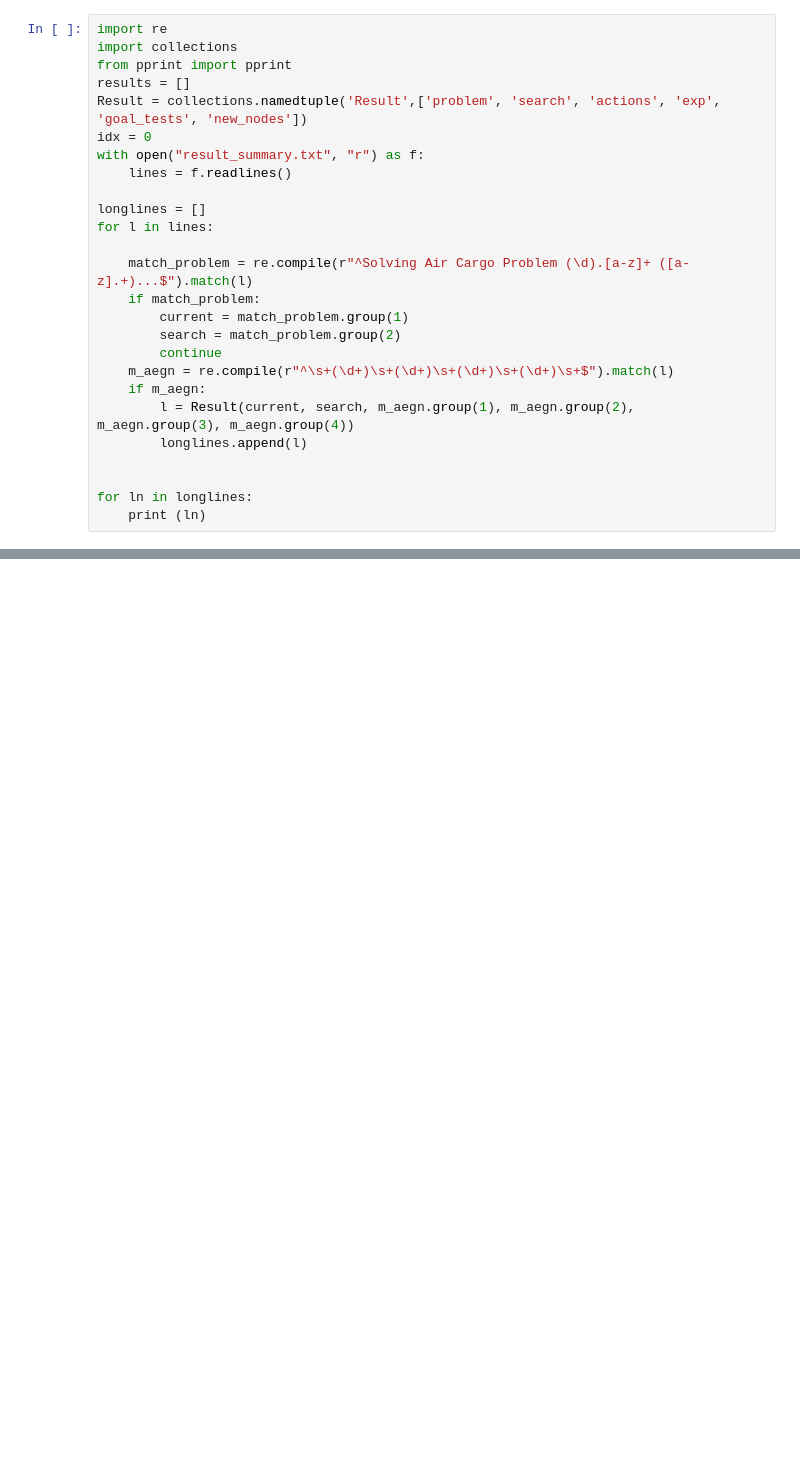
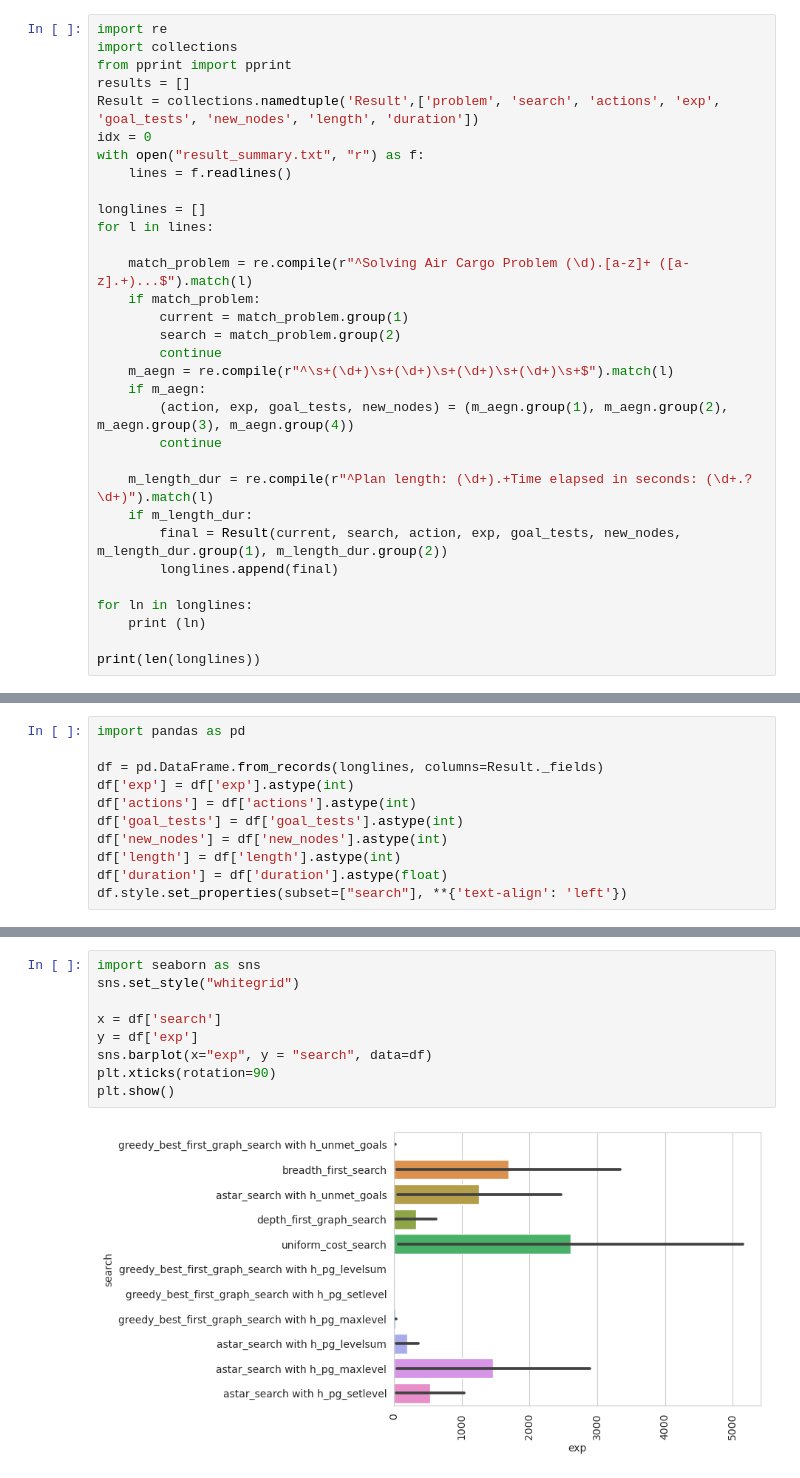
Before and after one commit to psnx/artificial-intelligence, a Jupyter notebook: Projects/2_Classical Planning/report.ipynb, the cells around one changed output, grey strips where cells are left out. Saved outputs shown, nothing was run; the diff lists cells and outputs as text; blank space fills up the shorter version.

Commit message:
WIP: All tests run succesfully

```diff
--- a/Projects/2_Classical Planning/report.ipynb
+++ b/Projects/2_Classical Planning/report.ipynb
@@ -31,7 +35,7 @@ import re
 import collections
 from pprint import pprint
 results = []
-Result = collections.namedtuple('Result',['problem', 'search', 'actions', 'exp', 'goal_tests', 'new_nodes'])
+Result = collections.namedtuple('Result',['problem', 'search', 'actions', 'exp', 'goal_tests', 'new_nodes', 'length', 'duration'])
 idx = 0
 with open("result_summary.txt", "r") as f:
     lines = f.readlines()
@@ -46,10 +50,16 @@ for l in lines:
         continue
     m_aegn = re.compile(r"^\s+(\d+)\s+(\d+)\s+(\d+)\s+(\d+)\s+$").match(l)
     if m_aegn:
-        l = Result(current, search, m_aegn.group(1), m_aegn.group(2), m_aegn.group(3), m_aegn.group(4))
-        longlines.append(l)
+        (action, exp, goal_tests, new_nodes) = (m_aegn.group(1), m_aegn.group(2), m_aegn.group(3), m_aegn.group(4))
+        continue
 
+    m_length_dur = re.compile(r"^Plan length: (\d+).+Time elapsed in seconds: (\d+.?\d+)").match(l)
+    if m_length_dur:
+        final = Result(current, search, action, exp, goal_tests, new_nodes, m_length_dur.group(1), m_length_dur.group(2))
+        longlines.append(final)
 
 for ln in longlines:
     print (ln)
+
+print(len(longlines))
 # %% [output]
@@ -123,0 +83,11 @@ q
+# %%
+import pandas as pd
+
+df = pd.DataFrame.from_records(longlines, columns=Result._fields)
+df['exp'] = df['exp'].astype(int)
+df['actions'] = df['actions'].astype(int)
+df['goal_tests'] = df['goal_tests'].astype(int)
+df['new_nodes'] = df['new_nodes'].astype(int)
+df['length'] = df['length'].astype(int)
+df['duration'] = df['duration'].astype(float)
+df.style.set_properties(subset=["search"], **{'text-align': 'left'})
@@ -123,0 +112,11 @@ q
+# %%
+import seaborn as sns
+sns.set_style("whitegrid")
+
+x = df['search']
+y = df['exp']
+sns.barplot(x="exp", y = "search", data=df)
+plt.xticks(rotation=90)
+plt.show()
+# %% [output]
+[figure, added]
```
Also changed, not shown: parts of 7 cells of this notebook.
